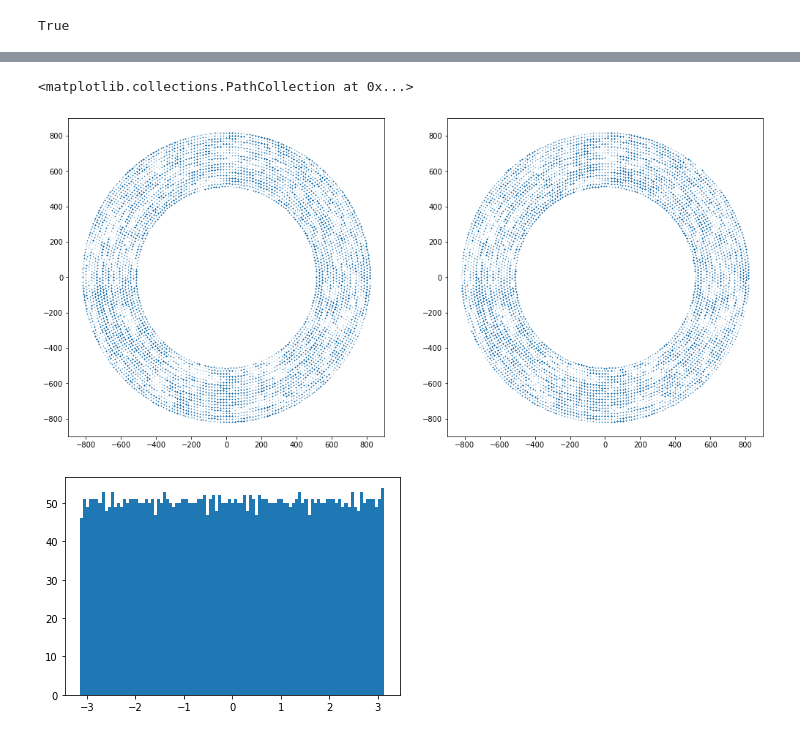
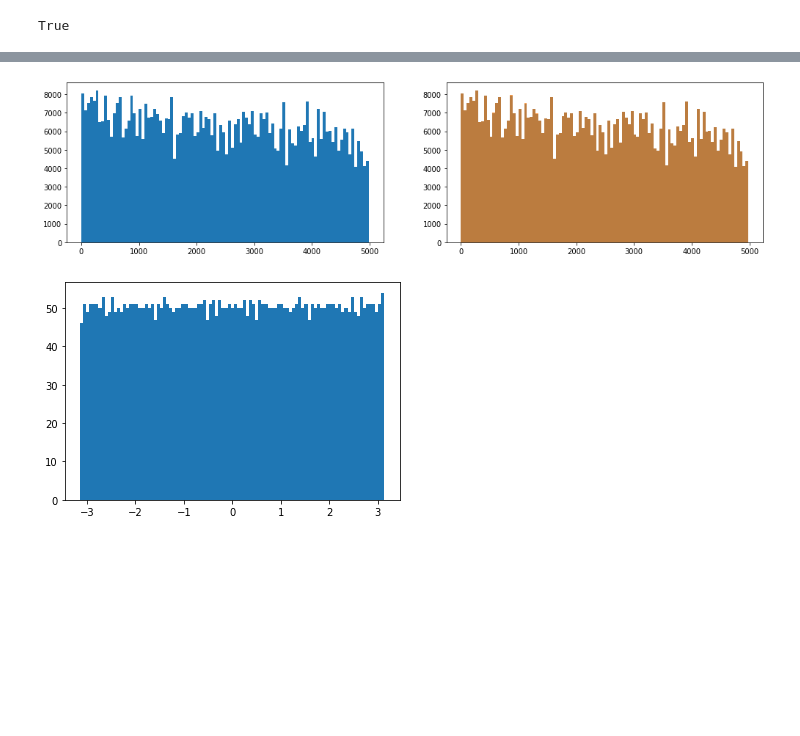
Before and after one commit to mdubouch/noise-gan, a Jupyter notebook: noise_info.ipynb, the cells around one changed output, grey strips where cells are left out. Drawn from its saved outputs; the diff is of its cells as text; code cells hidden in the pictures; blank space fills up the shorter version.

Commit message:
Embedding with real wire positions, training

```diff
--- a/noise_info.ipynb
+++ b/noise_info.ipynb
@@ -688,4 +293,0 @@ plt.hist((_train[3] - _x_th_cm_t[0])[:,0], bins=50);
-# %%
-_train = torch.cat([_train, _x_r_cm_t, _x_th_cm_t], dim=0)
-_train[2] -= _train[4]
-_train[3] -= _train[5]
@@ -698,7 +296,7 @@ plt.hist(_train[3,:,0], bins=50);
 train = _train.numpy()
 # %%
-train_min = train[:,:,0].min(axis=1)
-train_max = train[:,:,0].max(axis=1)
+train_min = train[:,:,-1].min(axis=1)
+train_max = train[:,:,-1].max(axis=1)
 # %%
 train_min, train_max
 # %% [output]
@@ -710,6 +307,7 @@ train_min, train_max
 def pre_process(data):
     ret = np.zeros_like(data)
     ret = ((data.T - train_min) / (train_max - train_min) * 2 - 1).T
+    ret[-1] = data[-1]
     return ret
 
 print(train_min)
@@ -754,10 +355,8 @@ def inv_transform(tensor):
     array = (array + 1) / 2 # Put in range [0, 1]
     array = (array.T * (train_max - train_min) + train_min).T # Invert transformation
 
-    #print(array.shape)
-    array[2], array[3] = inv_transform_pos((array[2] + array[4]) % (1 + 1e-5), (array[3] + array[5] - (-np.pi)) % (2*np.pi + 1e-5) + (-np.pi))
-    array[4], array[5] = inv_transform_pos(array[4], array[5])
-    #array[2], array[3] = inv_transform_pos(array[2], array[3])
+    array[-1] = tensor[-1].cpu().detach().numpy()
+
     return array
 # %%
 train.shape
@@ -777,15 +376,17 @@ torch.Size([6, 64, 160130]) cuda:0
 # %%
 _inv = inv_transform(chunked[:,0,:])
 # %%
-plt.figure(figsize=(17,8))
+plt.figure(figsize=(17,4))
 rainbow = cm.get_cmap('bone')
 plt.subplot(121)
-plt.scatter(_inv[2], _inv[3], s=0.1, alpha=0.2)#c=rainbow(np.arange(0, _inv[0].size) / _inv[0].size), alpha=0.8)
+plt.hist(_inv[3], bins=100);
+#plt.scatter(_inv[0], _inv[3], s=0.1, alpha=0.2)#c=rainbow(np.arange(0, _inv[0].size) / _inv[0].size), alpha=0.8)
 plt.subplot(122)
-plt.scatter(wx[:], wy[:], s=0.1, alpha=0.2)
+#plt.scatter(wx[:], wy[:], s=0.1, alpha=0.2)
+plt.hist(_inv[3], bins=100);
+plt.hist(wire, bins=100, alpha=0.7);
 # %% [output]
-<matplotlib.collections.PathCollection at 0x...>
-[figure, old version]
+[figure, new version]
 # %%
 plt.hist(np.arctan2(wire_y, wire_x), bins=99);
 # %% [output]
```
Also changed, not shown: parts of 150 cells of this notebook.
